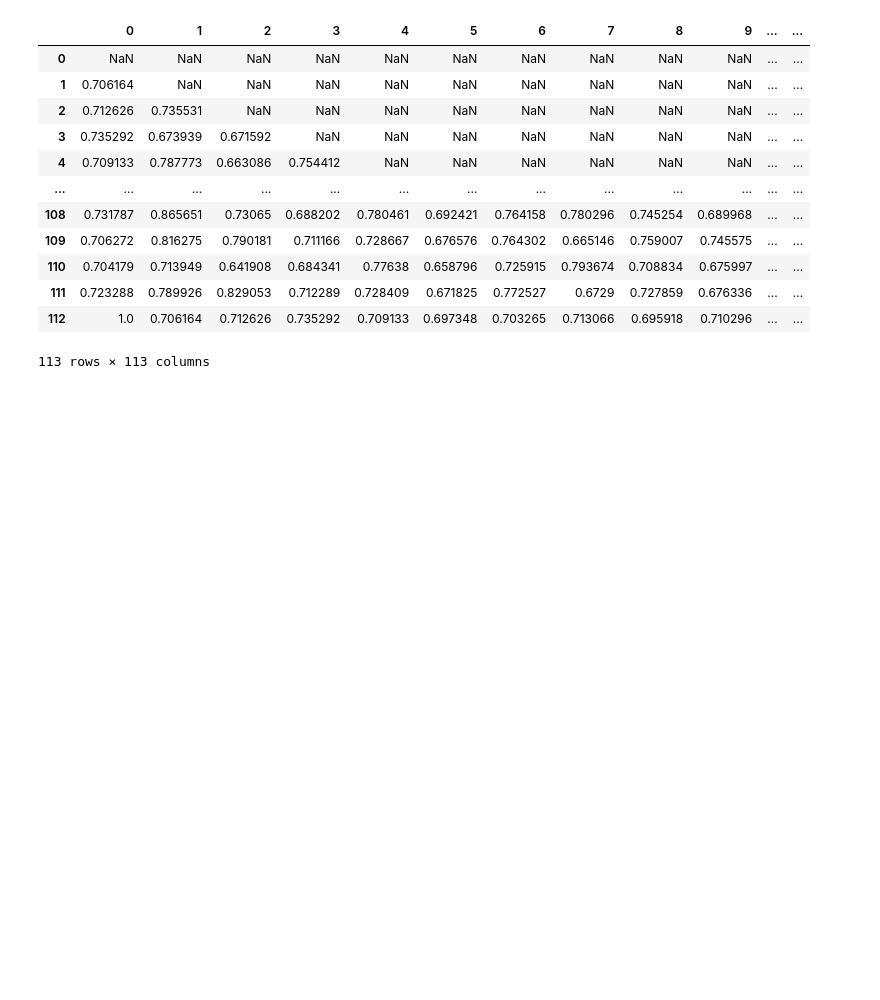
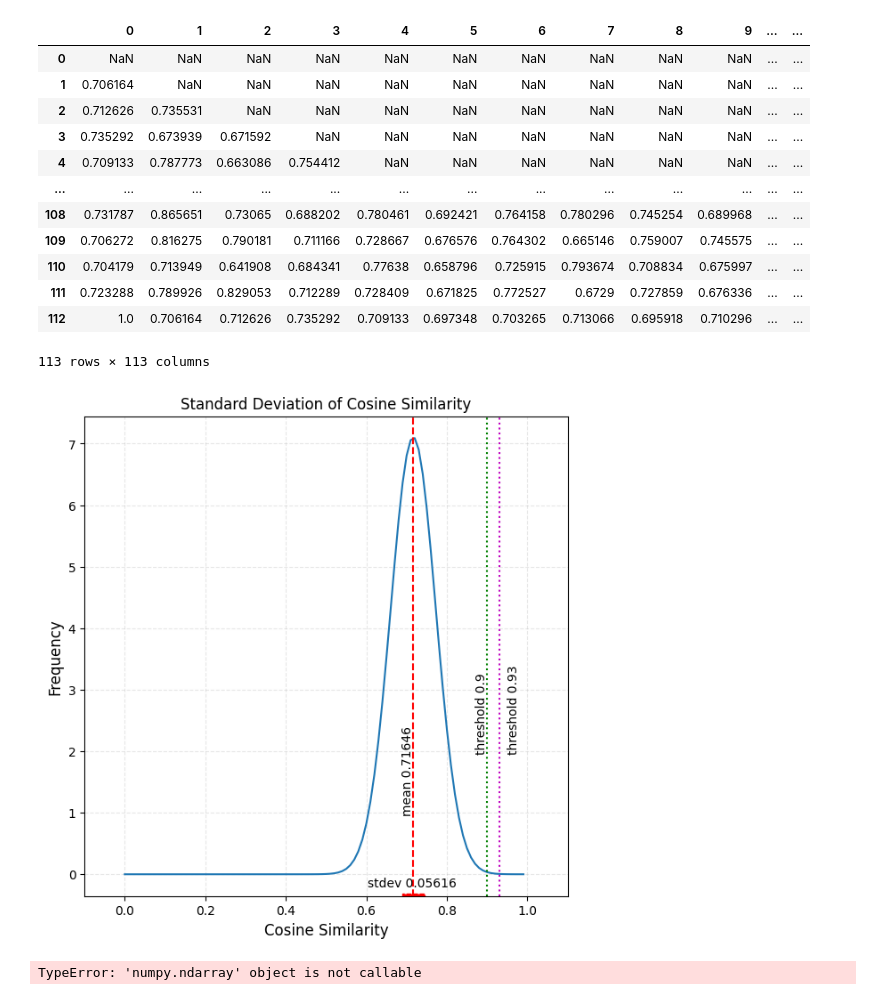
Before and after one commit to pwdel/codepractice, a Jupyter notebook: PlagiarismDetect/volumebindmount/v0.1/v0p1_stats.ipynb, the cells around one changed output. Saved outputs shown, nothing was run; the diff lists cells and outputs as text; code cells hidden in the pictures; blank space fills up the shorter version.

```diff
--- a/PlagiarismDetect/volumebindmount/v0.1/v0p1_stats.ipynb
+++ b/PlagiarismDetect/volumebindmount/v0.1/v0p1_stats.ipynb
@@ -191,3 +208,56 @@ df_nomatch
 | 111 | 0.723288 | 0.789926 | 0.829053 | 0.712289 | 0.728409 | 0.671825 | 0.772527 | 0.6729 | 0.727859 | 0.676336 | ... | ... |
 | 112 | 1.0 | 0.706164 | 0.712626 | 0.735292 | 0.709133 | 0.697348 | 0.703265 | 0.713066 | 0.695918 | 0.710296 | ... | ... |
 113 rows × 113 columns
+# %%
+import scipy.stats as stats
+
+#Generating data frame
+x = np.random.normal(50, 3, 1000)
+source = {"Genotype": ["CV1"]*1000, "AGW": x}
+df = pd.DataFrame(source)
+
+# Calculating mean and Stdev of AGW
+df_mean = 0.7164613206764867
+df_std = 0.056161625913492046
+
+x_axis = np.arange(0, 1, 0.01)
+
+# Calculating probability density function (PDF)
+pdf = norm.pdf(x_axis, df_mean, df_std)
+
+# Drawing a graph
+fig = plt.figure(1, figsize=(7, 7))
+ax = fig.add_subplot(111)
+plt.plot(x_axis, pdf)
+plt.xlim([-0.1,1.1])
+plt.xlabel("Cosine Similarity", size=12)
+plt.ylabel("Frequency", size=12)
+plt.grid(True, alpha=0.3, linestyle="--")
+plt.axvline(x = df_mean,color='r',linestyle='dashed')
+plt.axvspan(xmin = df_mean-df_std/2, xmax=df_mean+df_std/2,ymin=0,ymax=0.005,color='r',linestyle='dashed')
+
+meanStr = "mean " + str(round(df_mean,5))
+plt.text(df_mean-0.03,1,meanStr,rotation=90)
+stdStr = "stdev " + str(round(df_std,5))
+plt.text(df_mean-df_std*2,-0.2,stdStr,rotation=0)
+
+threshold=0.9
+plt.axvline(x = threshold,color='g',linestyle='dotted')
+thresholdStr = "threshold " + str(threshold)
+plt.text(threshold-0.03,2,thresholdStr,rotation=90)
+
+offset=0.03
+thresholdoffset = round(threshold+offset,2)
+plt.axvline(x = thresholdoffset,color='m',linestyle='dotted')
+thresholdStr = "threshold " + str(thresholdoffset)
+plt.text(thresholdoffset+0.02,2,thresholdStr,rotation=90)
+
+
+plt.title("Standard Deviation of Cosine Similarity")
+plt.show()
+# %% [output]
+[figure, added]
+# %%
+df_nomatch.columns.values
+# %% [output]
+TypeError: 'numpy.ndarray' object is not callable
```
Also changed, not shown: parts of 2 cells of this notebook, 2 other files.
